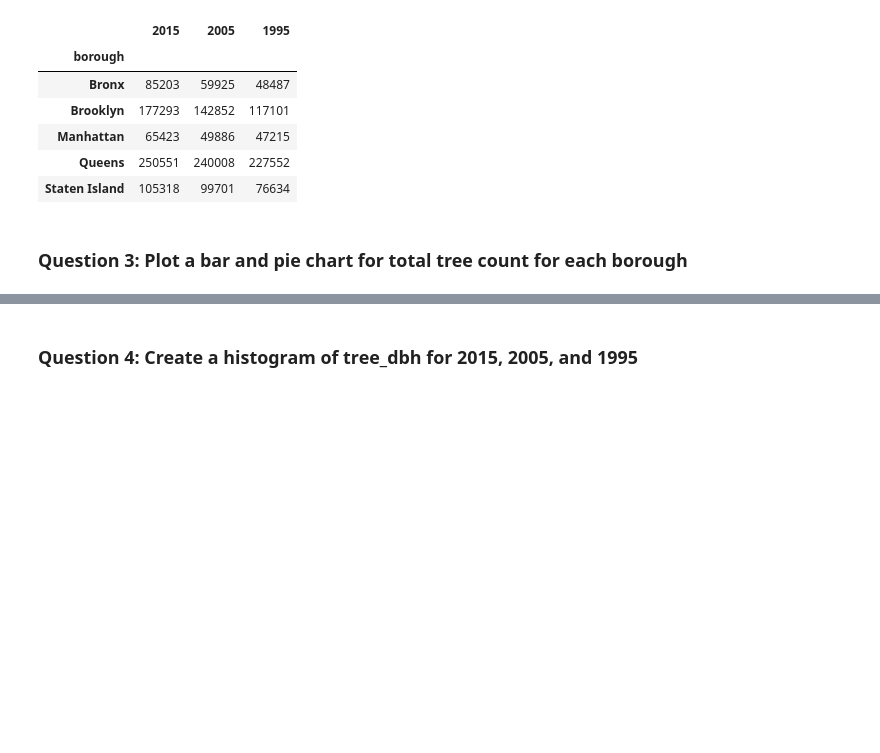
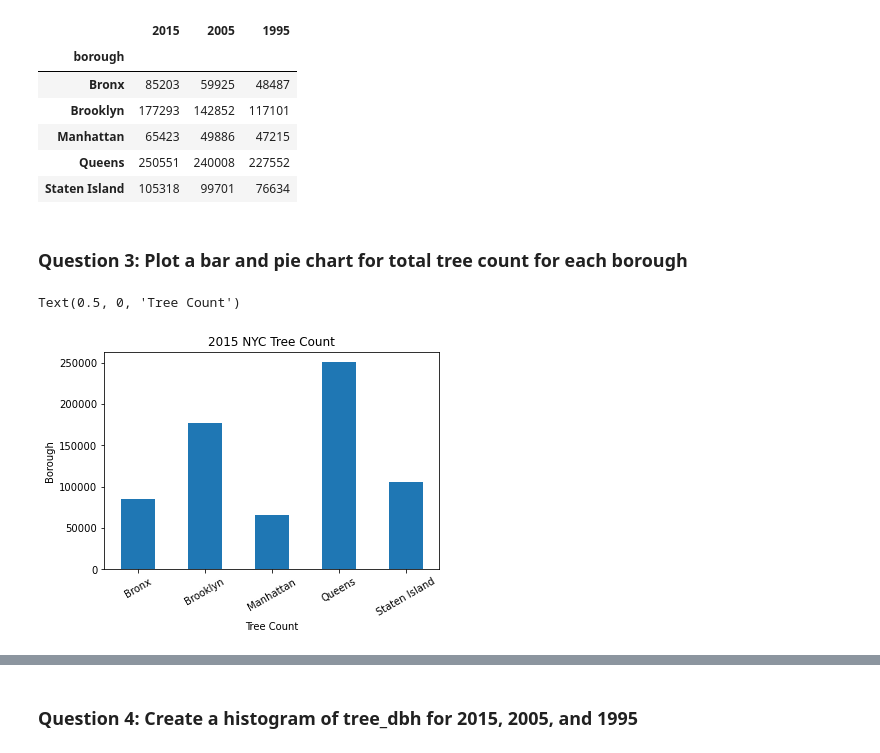
Before and after one commit to radleyciego/environmental-data-science, a Jupyter notebook: labs/04_data_visualization.ipynb, the cells around one changed output, grey strips where cells are left out. Saved outputs shown, nothing was run; the diff lists cells and outputs as text; code cells hidden in the pictures; blank space fills up the shorter version.

```diff
--- a/labs/04_data_visualization.ipynb
+++ b/labs/04_data_visualization.ipynb
@@ -281,3 +281,11 @@ treecount
 | Staten Island | 105318 | 99701 | 76634 |
 # %% [markdown]
 ### Question 3: Plot a bar and pie chart for total tree count for each borough
+# %%
+tree15.groupby('borough').size().plot.bar(title = '2015 NYC Tree Count')
+plt.xticks(rotation = 30, horizontalalignment = 'center')
+plt.ylabel('Borough')
+plt.xlabel('Tree Count')
+# %% [output]
+Text(0.5, 0, 'Tree Count')
+[figure, added]
```
Also changed, not shown: parts of 9 cells of this notebook.
